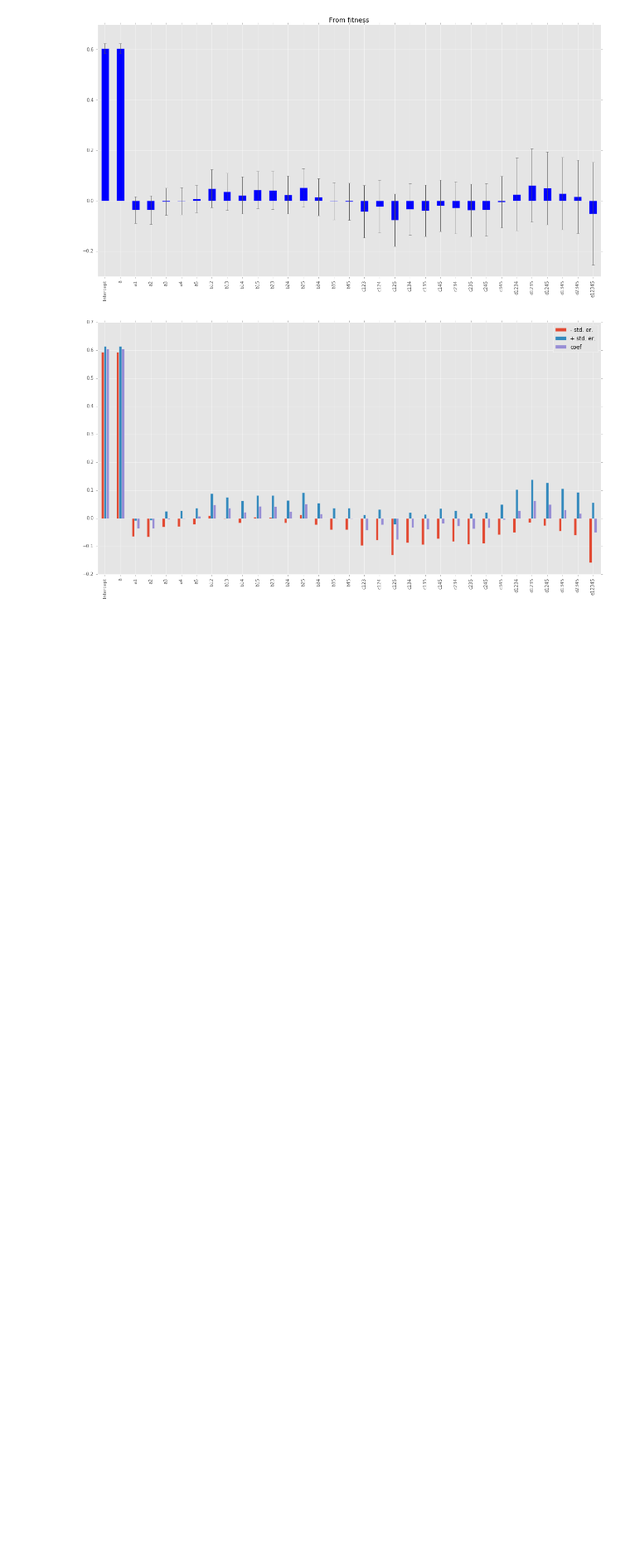
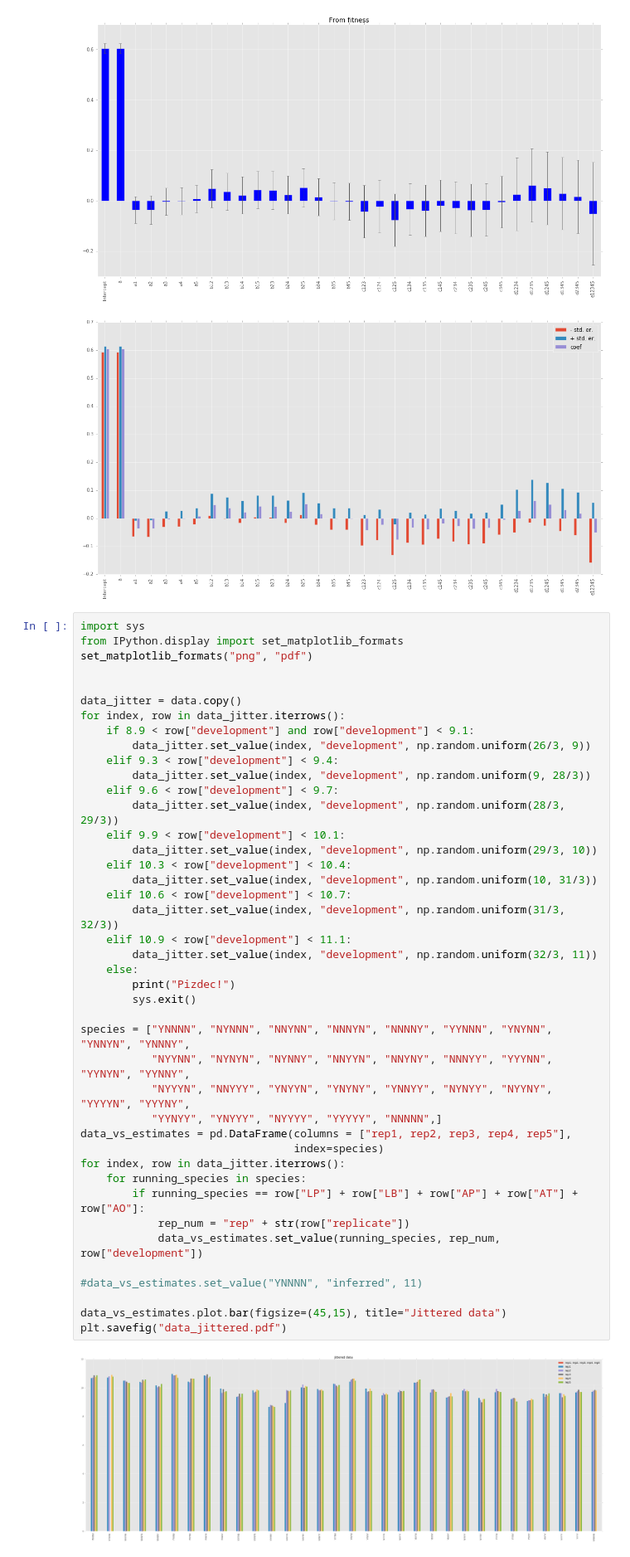
Before and after one commit to gavryushkin/microinteractions, a Jupyter notebook: taylor_lin_fit.ipynb, the cells around one changed output. Shown: that part at 83% size. Cells and saved outputs as stored; diff of their text form; blank space fills up the shorter version.

```diff
--- a/taylor_lin_fit.ipynb
+++ b/taylor_lin_fit.ipynb
@@ -171,3 +298,47 @@ plt.savefig("fitness_conf_int_as_bars.svg")
 # %% [output]
 [figure]
 [figure]
+# %%
+import sys
+from IPython.display import set_matplotlib_formats
+set_matplotlib_formats("png", "pdf")
+
+
+data_jitter = data.copy()
+for index, row in data_jitter.iterrows():
+    if 8.9 < row["development"] and row["development"] < 9.1:
+        data_jitter.set_value(index, "development", np.random.uniform(26/3, 9))
+    elif 9.3 < row["development"] < 9.4:
+        data_jitter.set_value(index, "development", np.random.uniform(9, 28/3))
+    elif 9.6 < row["development"] < 9.7:
+        data_jitter.set_value(index, "development", np.random.uniform(28/3, 29/3))
+    elif 9.9 < row["development"] < 10.1:
+        data_jitter.set_value(index, "development", np.random.uniform(29/3, 10))
+    elif 10.3 < row["development"] < 10.4:
+        data_jitter.set_value(index, "development", np.random.uniform(10, 31/3))
+    elif 10.6 < row["development"] < 10.7:
+        data_jitter.set_value(index, "development", np.random.uniform(31/3, 32/3))
+    elif 10.9 < row["development"] < 11.1:
+        data_jitter.set_value(index, "development", np.random.uniform(32/3, 11))
+    else:
+        print("Pizdec!")
+        sys.exit()
+
+species = ["YNNNN", "NYNNN", "NNYNN", "NNNYN", "NNNNY", "YYNNN", "YNYNN", "YNNYN", "YNNNY",
+           "NYYNN", "NYNYN", "NYNNY", "NNYYN", "NNYNY", "NNNYY", "YYYNN", "YYNYN", "YYNNY",
+           "NYYYN", "NNYYY", "YNYYN", "YNYNY", "YNNYY", "NYNYY", "NYYNY", "YYYYN", "YYYNY",
+           "YYNYY", "YNYYY", "NYYYY", "YYYYY", "NNNNN",]
+data_vs_estimates = pd.DataFrame(columns = ["rep1, rep2, rep3, rep4, rep5"],
+                                 index=species)
+for index, row in data_jitter.iterrows():
+    for running_species in species:
+        if running_species == row["LP"] + row["LB"] + row["AP"] + row["AT"] + row["AO"]:
+            rep_num = "rep" + str(row["replicate"])
+            data_vs_estimates.set_value(running_species, rep_num, row["development"])
+
+#data_vs_estimates.set_value("YNNNN", "inferred", 11)
+
+data_vs_estimates.plot.bar(figsize=(45,15), title="Jittered data")
+plt.savefig("data_jittered.pdf")
+# %% [output]
+[figure, added]
```
Also changed, not shown: parts of 14 cells of this notebook, 1 other file.
